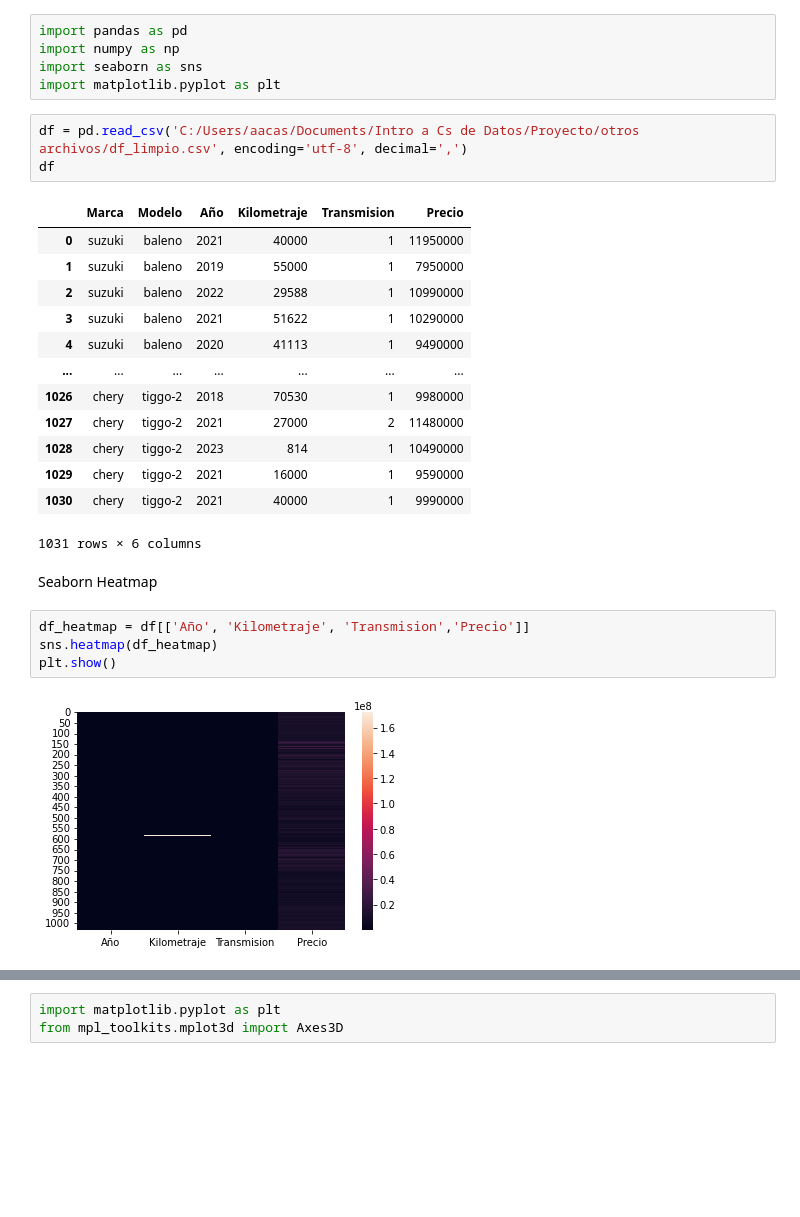
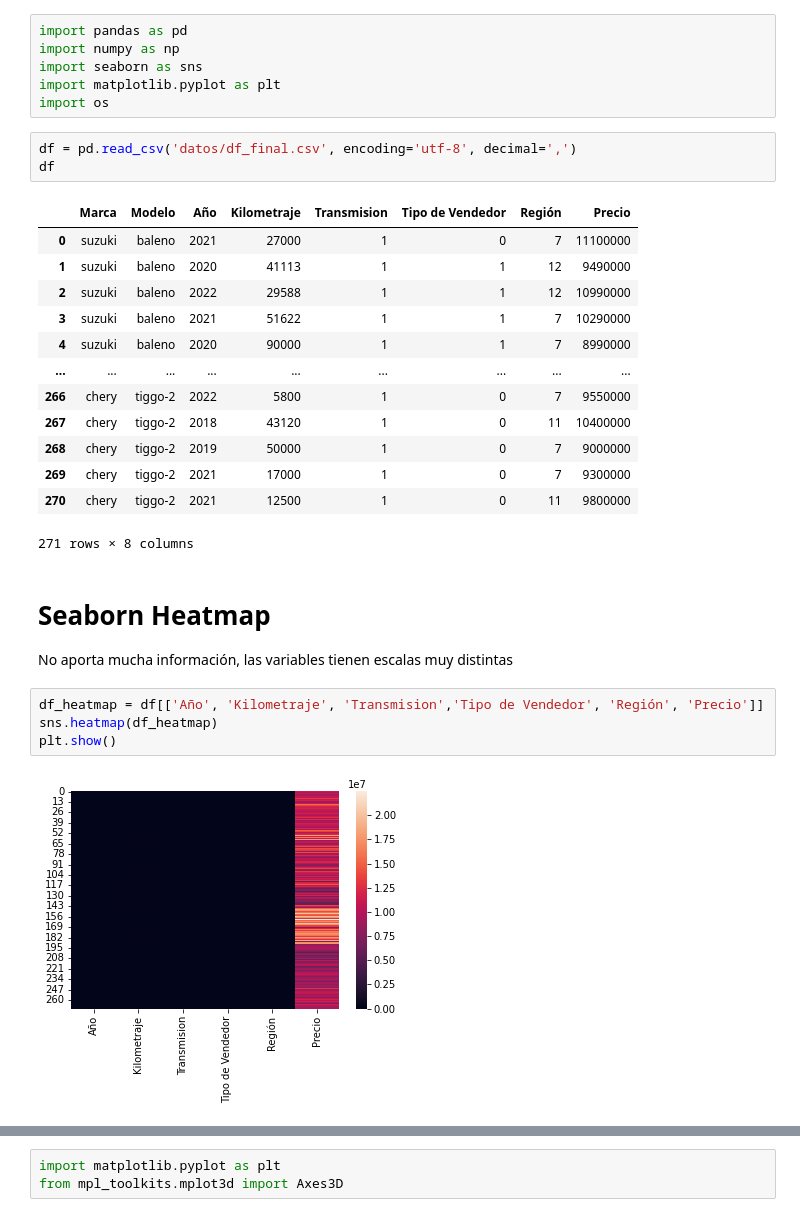
Before and after one commit to AlonsoCasanova/Proyecto-IMT2200, a Jupyter notebook: analisis.ipynb, the cells around one changed output, grey strips where cells are left out. Cells and saved outputs as stored; diff of their text form; blank space fills up the shorter version.

```diff
--- a/analisis.ipynb
+++ b/analisis.ipynb
@@ -3,28 +3,30 @@ import pandas as pd
 import numpy as np
 import seaborn as sns
 import matplotlib.pyplot as plt
+import os
 # %%
-df = pd.read_csv('C:/Users/aacas/Documents/Intro a Cs de Datos/Proyecto/otros archivos/df_limpio.csv', encoding='utf-8', decimal=',')
+df = pd.read_csv('datos/df_final.csv', encoding='utf-8', decimal=',')
 df
 # %% [output]
-|  | Marca | Modelo | Año | Kilometraje | Transmision | Precio |
-| 0 | suzuki | baleno | 2021 | 40000 | 1 | 11950000 |
-| 1 | suzuki | baleno | 2019 | 55000 | 1 | 7950000 |
-| 2 | suzuki | baleno | 2022 | 29588 | 1 | 10990000 |
-| 3 | suzuki | baleno | 2021 | 51622 | 1 | 10290000 |
-| 4 | suzuki | baleno | 2020 | 41113 | 1 | 9490000 |
-| ... | ... | ... | ... | ... | ... | ... |
-| 1026 | chery | tiggo-2 | 2018 | 70530 | 1 | 9980000 |
-| 1027 | chery | tiggo-2 | 2021 | 27000 | 2 | 11480000 |
-| 1028 | chery | tiggo-2 | 2023 | 814 | 1 | 10490000 |
-| 1029 | chery | tiggo-2 | 2021 | 16000 | 1 | 9590000 |
-| 1030 | chery | tiggo-2 | 2021 | 40000 | 1 | 9990000 |
+|  | Marca | Modelo | Año | Kilometraje | Transmision | Tipo de Vendedor | Región | Precio |
+| 0 | suzuki | baleno | 2021 | 27000 | 1 | 0 | 7 | 11100000 |
+| 1 | suzuki | baleno | 2020 | 41113 | 1 | 1 | 12 | 9490000 |
+| 2 | suzuki | baleno | 2022 | 29588 | 1 | 1 | 12 | 10990000 |
+| 3 | suzuki | baleno | 2021 | 51622 | 1 | 1 | 7 | 10290000 |
+| 4 | suzuki | baleno | 2020 | 90000 | 1 | 1 | 7 | 8990000 |
+| ... | ... | ... | ... | ... | ... | ... | ... | ... |
+| 266 | chery | tiggo-2 | 2022 | 5800 | 1 | 0 | 7 | 9550000 |
+| 267 | chery | tiggo-2 | 2018 | 43120 | 1 | 0 | 11 | 10400000 |
+| 268 | chery | tiggo-2 | 2019 | 50000 | 1 | 0 | 7 | 9000000 |
+| 269 | chery | tiggo-2 | 2021 | 17000 | 1 | 0 | 7 | 9300000 |
+| 270 | chery | tiggo-2 | 2021 | 12500 | 1 | 0 | 11 | 9800000 |
-1031 rows × 6 columns
+271 rows × 8 columns
-# %% [markdown]
-Seaborn Heatmap
+# %% [markdown]
+# Seaborn Heatmap
+No aporta mucha información, las variables tienen escalas muy distintas
 # %%
-df_heatmap = df[['Año', 'Kilometraje', 'Transmision','Precio']]
+df_heatmap = df[['Año', 'Kilometraje', 'Transmision','Tipo de Vendedor', 'Región', 'Precio']]
 sns.heatmap(df_heatmap)
 plt.show()
 # %% [output]
-[figure, old version]
+[figure, new version]
```
Also changed, not shown: parts of 35 cells of this notebook, 4 other files.
